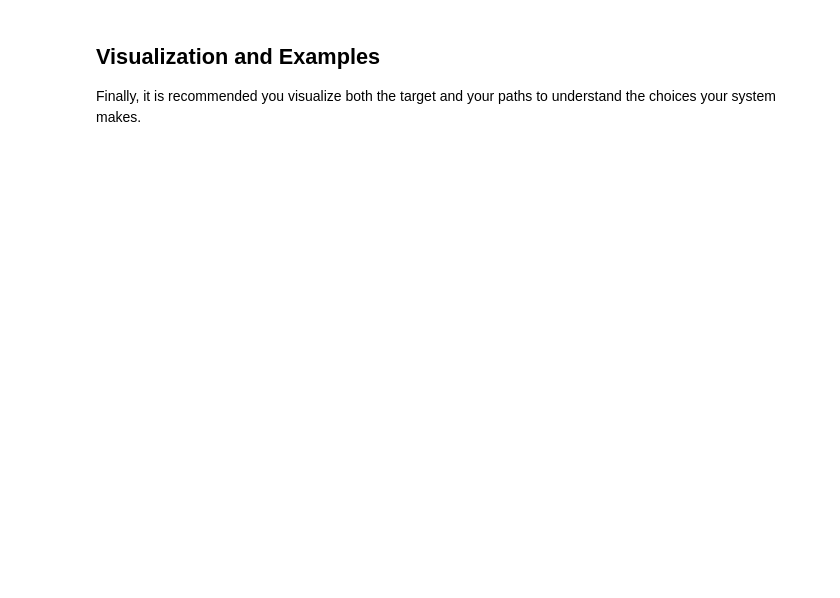
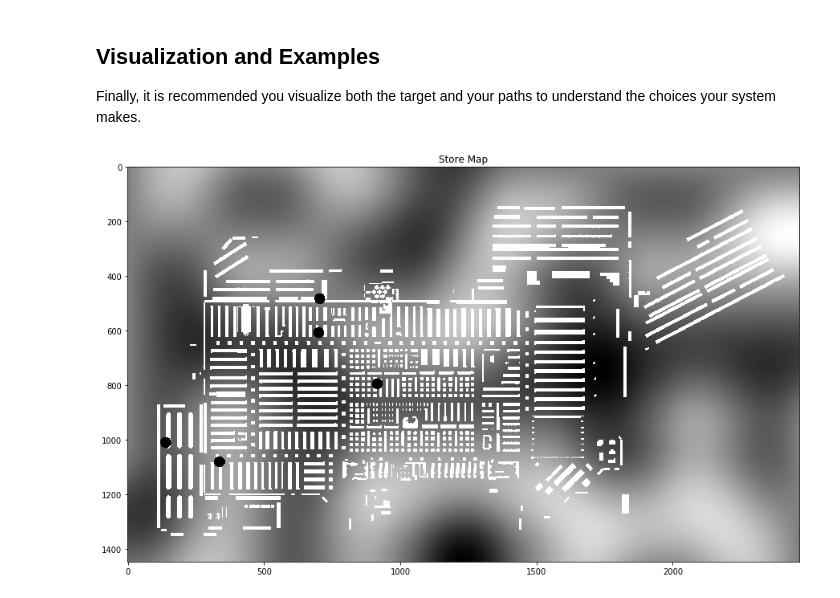
Before and after one commit to yuhaowang2018/Walmart-Datathon-TAMU-Yuhao, a Jupyter notebook: TAMU Datathon Walmart Problem Description-final.ipynb, the cells around one changed output. Cells and saved outputs as stored; diff of their text form; code cells hidden in the pictures; blank space fills up the shorter version.

```diff
--- a/TAMU Datathon Walmart Problem Description-final.ipynb
+++ b/TAMU Datathon Walmart Problem Description-final.ipynb
@@ -403,6 +403,17 @@ def draw_path(img, path, color=1.0):
     for p in path:
         tmp[p[1]][p[0]] = color
     return tmp
+# %%
+map_img=travel_friction
+target_points = targets
+disp_img = map_img.copy()
+for t in target_points:
+    x=t[0]
+    y=t[1]
+    cv2.circle(disp_img, (x, y), circle_draw_size, (0, 0, 0), -1)
+display_img(disp_img*255)
+# %% [output]
+[figure, added]
 # %%
 map_img=travel_friction
 target_points = path_points
```
Also changed, not shown: parts of 5 cells of this notebook.
